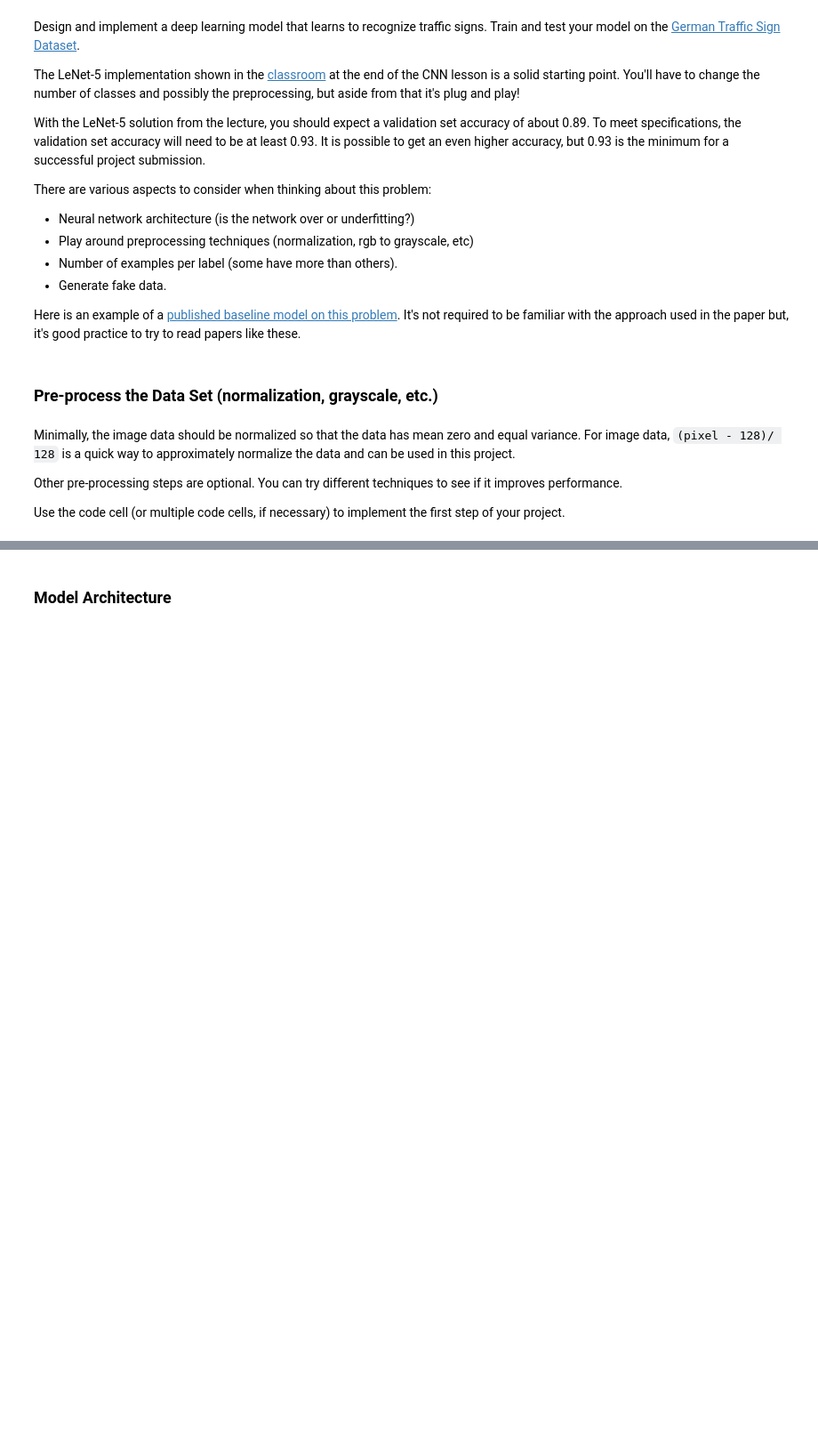
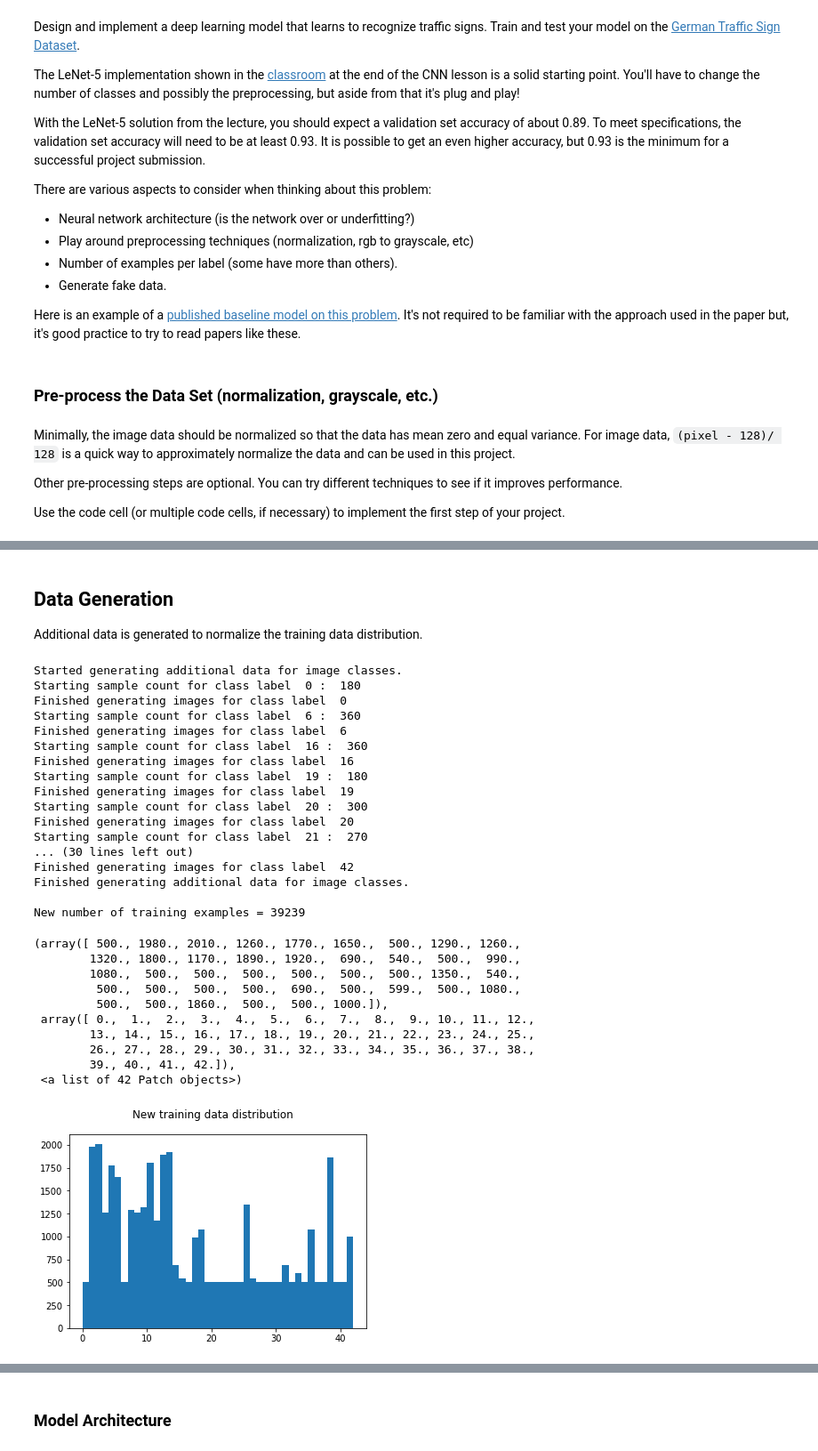
Before and after one commit to DmitriySemenov/SDCE_Project3_Traffic_Sign_Classifier, a Jupyter notebook: Traffic_Sign_Classifier.ipynb, the cells around one changed output, grey strips where cells are left out. Shown at 89% size. Cells and saved outputs as stored; diff of their text form; code cells hidden in the pictures; blank space fills up the shorter version.

```diff
--- a/Traffic_Sign_Classifier.ipynb
+++ b/Traffic_Sign_Classifier.ipynb
@@ -287,0 +280,54 @@ sub2.set_title('Modified Image')
+# %% [markdown]
+## Data Generation
+Additional data is generated to normalize the training data distribution.
+# %%
+targetimgcount = 500
+print('Started generating additional data for image classes.')
+for class_label in range(n_classes):
+    class_indices = np.where(y_train == class_label)
+    n_samples = len(class_indices[0])
+    if n_samples < targetimgcount:
+        print('Starting sample count for class label ',class_label, ': ', n_samples)
+        for i in range(targetimgcount - n_samples):
+            idx = class_indices[0][i % n_samples]
+            generatedimg = modify(X_train_n[idx].squeeze())
+            X_train_n = np.append(X_train_n, [generatedimg], axis = 0)
+            y_train = np.append(y_train, class_label)
+        print('Finished generating images for class label ',class_label)
+print('Finished generating additional data for image classes.')
+
+# Plot distribution of each class in each set
+print('')
+print("New number of training examples =", X_train_n.shape[0])
+fig1 = plt.figure(1)
+fig1.suptitle('New training data distribution')
+plt.hist(y_train, bins=42)
+# %% [output]
+Started generating additional data for image classes.
+Starting sample count for class label  0 :  180
+Finished generating images for class label  0
+Starting sample count for class label  6 :  360
+Finished generating images for class label  6
+Starting sample count for class label  16 :  360
+Finished generating images for class label  16
+Starting sample count for class label  19 :  180
+Finished generating images for class label  19
+Starting sample count for class label  20 :  300
+Finished generating images for class label  20
+Starting sample count for class label  21 :  270
+... (30 lines left out)
+Finished generating images for class label  42
+Finished generating additional data for image classes.
+
+New number of training examples = 39239
+(array([ 500., 1980., 2010., 1260., 1770., 1650.,  500., 1290., 1260.,
+        1320., 1800., 1170., 1890., 1920.,  690.,  540.,  500.,  990.,
+        1080.,  500.,  500.,  500.,  500.,  500.,  500., 1350.,  540.,
+         500.,  500.,  500.,  500.,  690.,  500.,  599.,  500., 1080.,
+         500.,  500., 1860.,  500.,  500., 1000.]),
+ array([ 0.,  1.,  2.,  3.,  4.,  5.,  6.,  7.,  8.,  9., 10., 11., 12.,
+        13., 14., 15., 16., 17., 18., 19., 20., 21., 22., 23., 24., 25.,
+        26., 27., 28., 29., 30., 31., 32., 33., 34., 35., 36., 37., 38.,
+        39., 40., 41., 42.]),
+ <a list of 42 Patch objects>)
+[figure, added]
```
Also changed, not shown: parts of 7 cells of this notebook.
